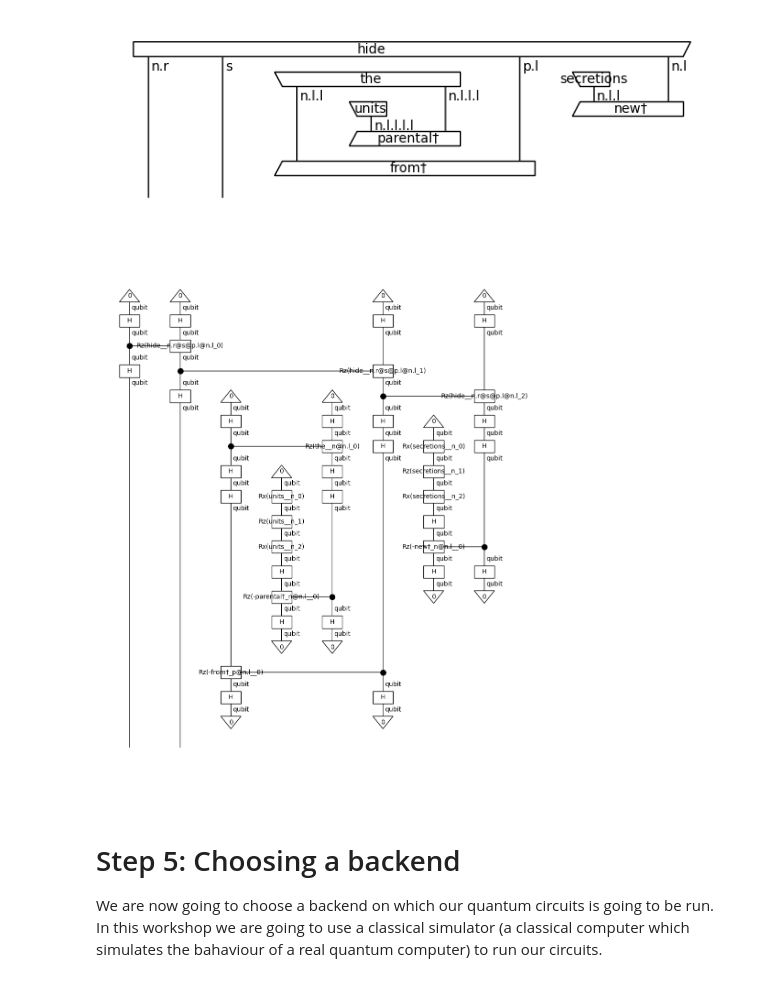
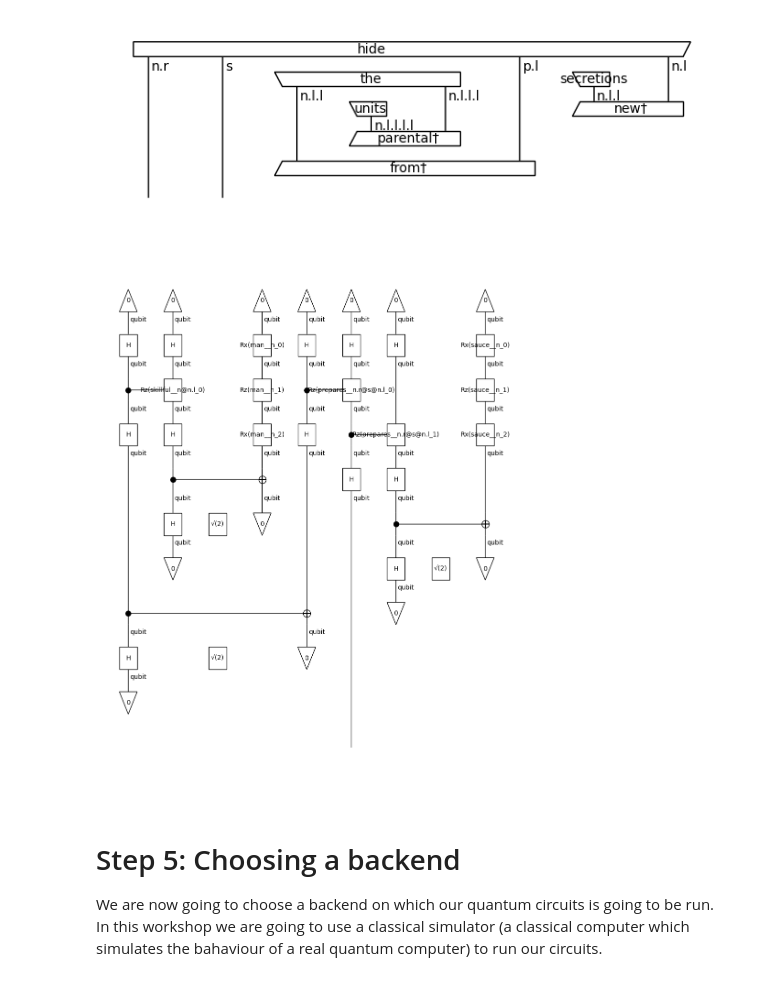
Before and after one commit to blue-research/qlang, a Jupyter notebook: algo.ipynb, the cells around one changed output. Drawn from its saved outputs; the diff is of its cells as text; code cells hidden in the pictures.

```diff
--- a/algo.ipynb
+++ b/algo.ipynb
@@ -62,9 +43,23 @@ df_train.head()
+# %%
+def read_data(filename):
+    labels, sentences = [], []
+    with open(filename) as f:
+        for line in f:
+            t = int(line[0])
+            labels.append([t, 1-t])
+            sentences.append(line[1:].strip())
+    return labels, sentences
+
+
+train_labels, train_data = read_data('datasets/mc_train_data.txt')
+dev_labels, dev_data = read_data('datasets/mc_dev_data.txt')
+test_labels, test_data = read_data('datasets/mc_test_data.txt')
 # %%
 parser = BobcatParser(verbose='text')
 
-raw_train_diagrams = parser.sentences2diagrams(train_data[:300])
-raw_dev_diagrams = parser.sentences2diagrams(dev_data[:20])
-raw_test_diagrams = parser.sentences2diagrams(test_data[:100])
+raw_train_diagrams = parser.sentences2diagrams(train_data)
+raw_dev_diagrams = parser.sentences2diagrams(dev_data)
+raw_test_diagrams = parser.sentences2diagrams(test_data)
 
 raw_train_diagrams[0].draw()
 # %% [output]
@@ -91,26 +94,26 @@ Before removing cups
 After removing cups
 [figure]
 # %%
-from lambeq import AtomicType, IQPAnsatz
+from lambeq import AtomicType, IQPAnsatz, BaseAnsatz, CircuitAnsatz, MPSAnsatz, Sim14Ansatz, Sim15Ansatz, SpiderAnsatz, StronglyEntanglingAnsatz, Symbol, TensorAnsatz
 
 # ansatz = IQPAnsatz({AtomicType.NOUN: 1, AtomicType.SENTENCE: 1},
 #                    n_layers=1, n_single_qubit_params=3)
 ansatz = IQPAnsatz({
     AtomicType.NOUN: 1,
     AtomicType.SENTENCE: 1,
     AtomicType.PUNCTUATION: 1,  # Add this if your diagrams include verbs
     AtomicType.PREPOSITIONAL_PHRASE: 1,  # Add this if your diagrams include adjectives
     AtomicType.NOUN_PHRASE: 1,
     AtomicType.CONJUNCTION: 1
 }, n_layers=1, n_single_qubit_params=3)
 
-train_circuits = [ansatz(diagram) for diagram in train_diagrams]
-dev_circuits =  [ansatz(diagram) for diagram in dev_diagrams]
-test_circuits = [ansatz(diagram) for diagram in test_diagrams]
+train_circuits = [ansatz(diagram) for diagram in raw_train_diagrams]
+dev_circuits =  [ansatz(diagram) for diagram in raw_dev_diagrams]
+test_circuits = [ansatz(diagram) for diagram in raw_test_diagrams]
 
 train_circuits[0].draw(figsize=(9, 12))
 # %% [output]
-[figure, old version]
+[figure, new version]
 # %% [markdown]
 # Step 5: Choosing a backend
 We are now going to choose a backend on which our quantum circuits is going to be run. In this workshop we are going to use a classical simulator (a classical computer which simulates the bahaviour of a real quantum computer) to run our circuits.
```
Also changed, not shown: parts of 11 cells of this notebook.
